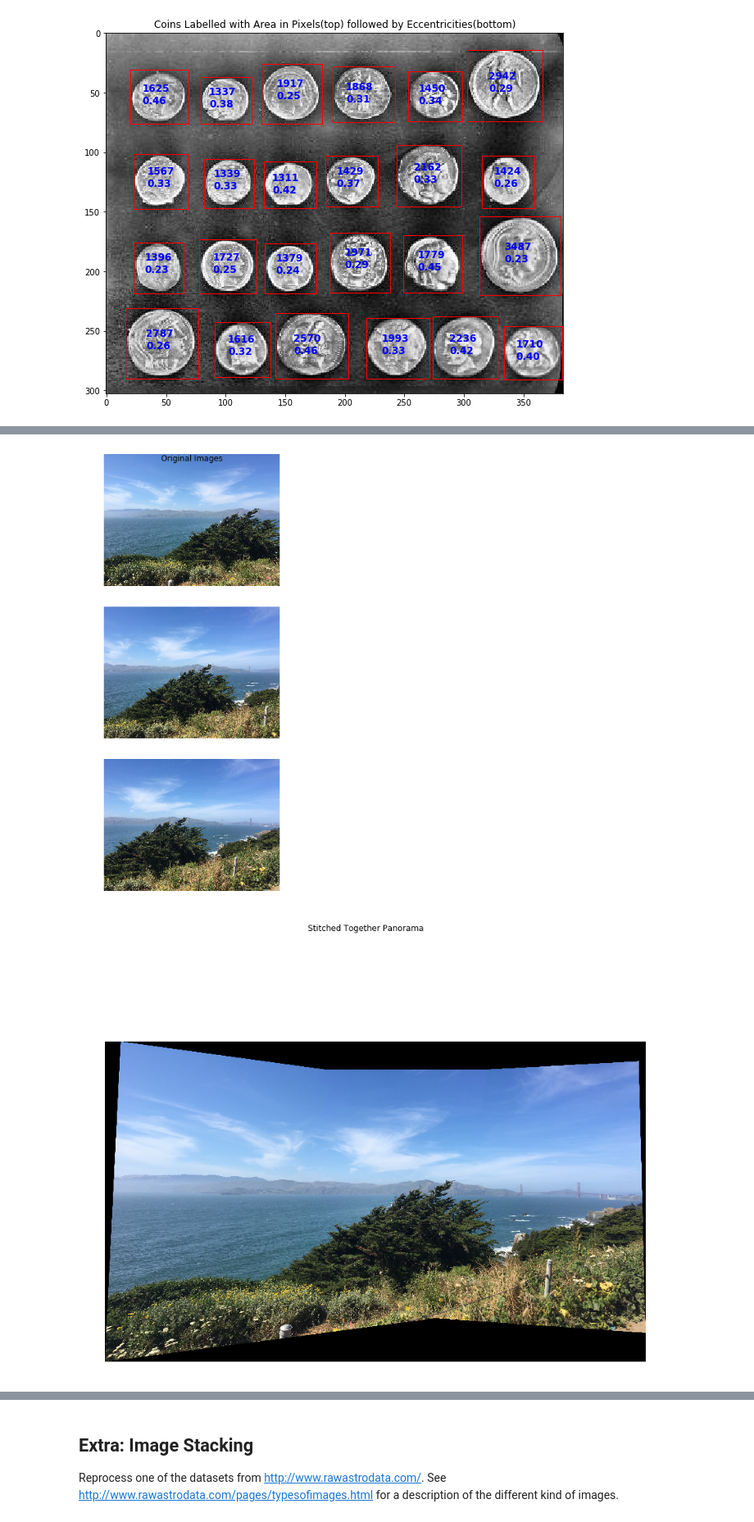
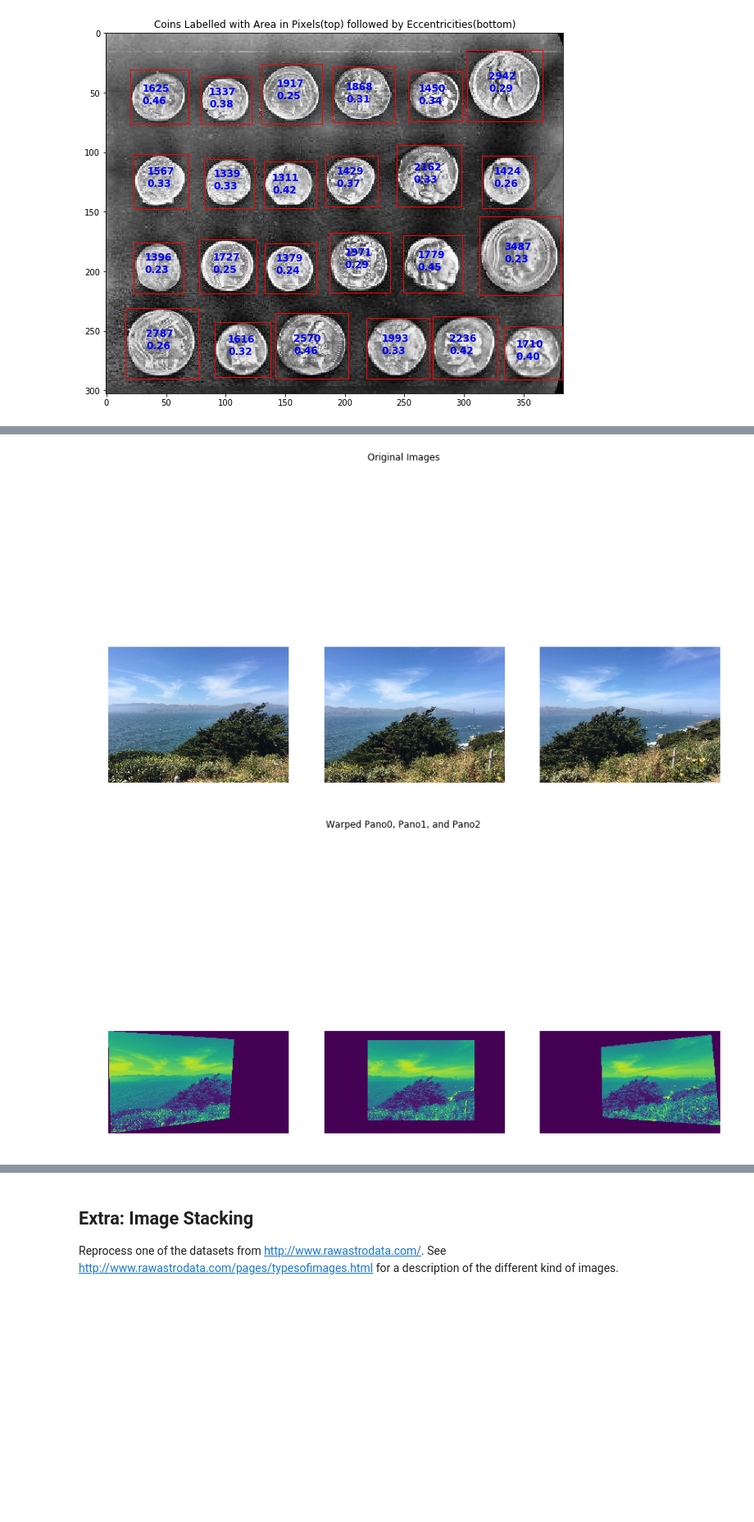
Before and after one commit to ckgrosch/groschner-python-ay250-homework, a Jupyter notebook: hw_7/hw_7.ipynb, the cells around one changed output, grey strips where cells are left out. Shown at 82% size. Drawn from its saved outputs; the diff is of its cells as text; code cells hidden in the pictures; blank space fills up the shorter version.

```diff
--- a/hw_7/hw_7.ipynb
+++ b/hw_7/hw_7.ipynb
@@ -277,7 +269,7 @@ def warp_images(pano0,pano1,pano2, model_robust01, inliers01,model_robust12, inl
 # %%
 def generate_costs(diff_image, mask, vertical=True, gradient_cutoff=2.):
     """
-    Ensures equal-cost paths from edges to region of interest.
+    Taken directly from the tutorial as is. Ensures equal-cost paths from edges to region of interest.
 
     Parameters
     ----------
@@ -386,7 +406,7 @@ def mask_maker(output_shape,offset1, pano0_warped,pano1_warped,pano2_warped, pan
 # %%
 def add_alpha(img, mask=None):
     """
-    Adds a masked alpha channel to an image.
+    Taken directly from tutorial as is. Adds a masked alpha channel to an image.
 
     Parameters
     ----------
@@ -406,6 +426,11 @@ def add_alpha(img, mask=None):
     return np.dstack((img, mask))
 # %%
 def combine_images(pano_imgs,model_robust01,model_robust12,output_shape,offset1, mask0, mask1, mask2):
+    """
+    Function using the orginal color images, the warping models calculated by RANSAC,
+    and the masks made using the minimum cost function the images are warped, cut,
+    and then stitched together. Outputs the final stitched image.
+    """
 
     pano0_color = warp(transform.rescale(pano_imgs[0],0.8), \
                        (model_robust01 + offset1).inverse, order=3,
@@ -431,17 +456,24 @@ def combine_images(pano_imgs,model_robust01,model_robust12,output_shape,offset1,
     ax.axis('off');
 # %%
 def stitching_pipeline(directory):
+    """
+    Combines all the previously defined functions to output the
+    original images, the warped images, the minimum cost path,
+    and the final stitched image.
+    """
     pano_imgs, pano0, pano1, pano2 = make_pano_images(directory)
-    compare(*pano_imgs,figsize = (10,10))
-    plt.gcf().suptitle('Original Images')
+    compare(*pano_imgs,figsize = (12,10))
+    plt.gcf().title('Original Images')
     features = clean_features(pano0,pano1, pano2)
     warps_masks = warp_images(pano0,pano1, pano2,*features)
+    compare(warps_masks[2], warps_masks[3], warps_masks[4], figsize=(12, 10));
+    plt.gcf().title('Warped Pano0, Pano1, and Pano2')
     mask0,mask1,mask2 = mask_maker(*warps_masks)
     combine_images(pano_imgs,features[0],features[2],warps_masks[0],warps_masks[1], mask0, mask1, mask2)
-    plt.gcf().suptitle('Stitched Together Panorama')
+    plt.gcf().title('Stitched Together Panorama')
 # %%
-directory = '/Users/kategroschner/Downloads/bridge/*.JPG'
+directory = 'bridge/*.JPG'
 stitching_pipeline(directory)
 # %% [output]
-[figure, old version]
+[figure, new version]
-[figure, old version]
+[figure, new version]
```
Also changed, not shown: parts of 41 cells of this notebook, 3 other files.
